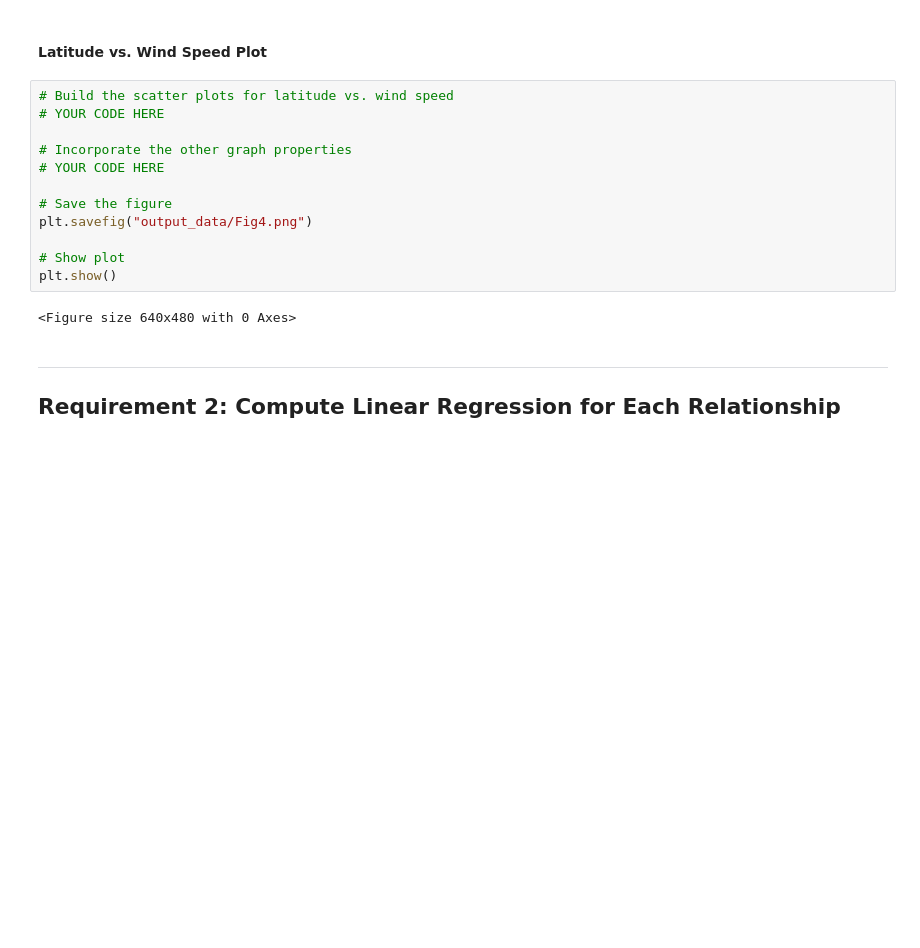
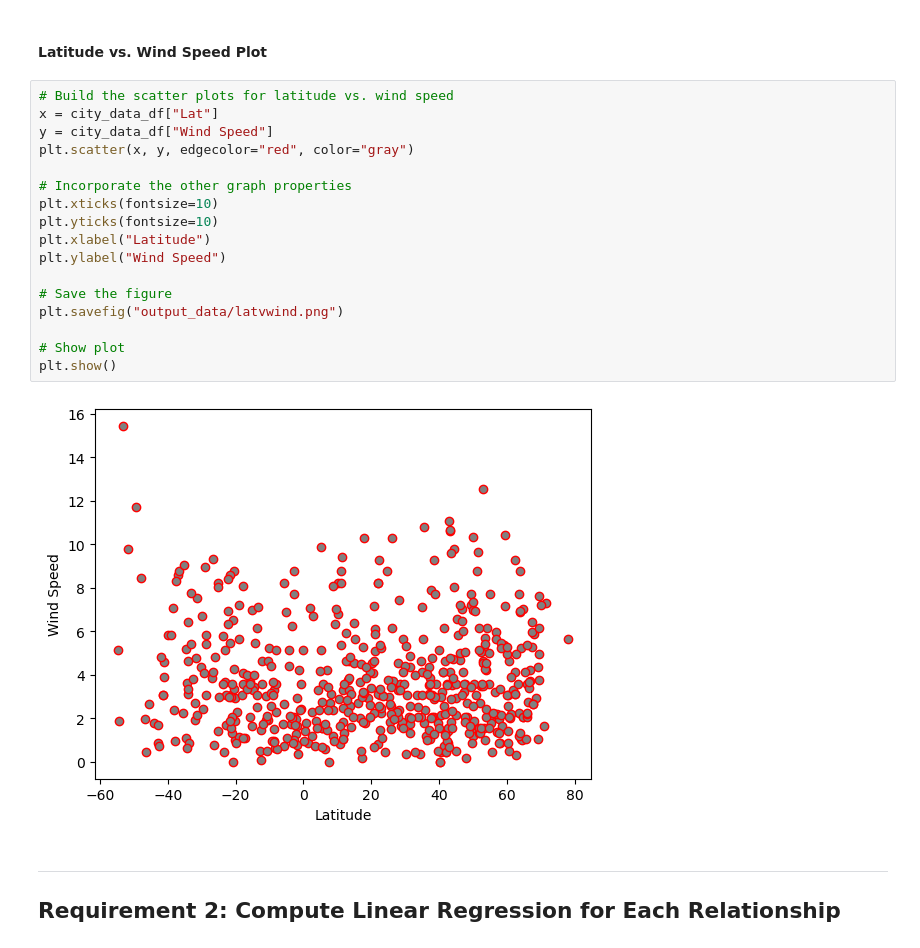
Before and after one commit to jnnfrwht14/Module6_API, a Jupyter notebook: WeatherPy.ipynb, the cells around one changed output. Cells and saved outputs as stored; diff of their text form; blank space fills up the shorter version.

```diff
--- a/WeatherPy.ipynb
+++ b/WeatherPy.ipynb
@@ -249,18 +254,23 @@ plt.show()
 #### Latitude vs. Wind Speed Plot
 # %%
 # Build the scatter plots for latitude vs. wind speed
-# YOUR CODE HERE
+x = city_data_df["Lat"]
+y = city_data_df["Wind Speed"]
+plt.scatter(x, y, edgecolor="red", color="gray")
 
 # Incorporate the other graph properties
-# YOUR CODE HERE
+plt.xticks(fontsize=10)
+plt.yticks(fontsize=10)
+plt.xlabel("Latitude")
+plt.ylabel("Wind Speed")
 
 # Save the figure
-plt.savefig("output_data/Fig4.png")
+plt.savefig("output_data/latvwind.png")
 
 # Show plot
 plt.show()
 # %% [output]
-<Figure size 640x480 with 0 Axes>
+[figure, added]
 # %% [markdown]
 ---
 
```
Also changed, not shown: parts of 1 cell of this notebook, 2 other files.
